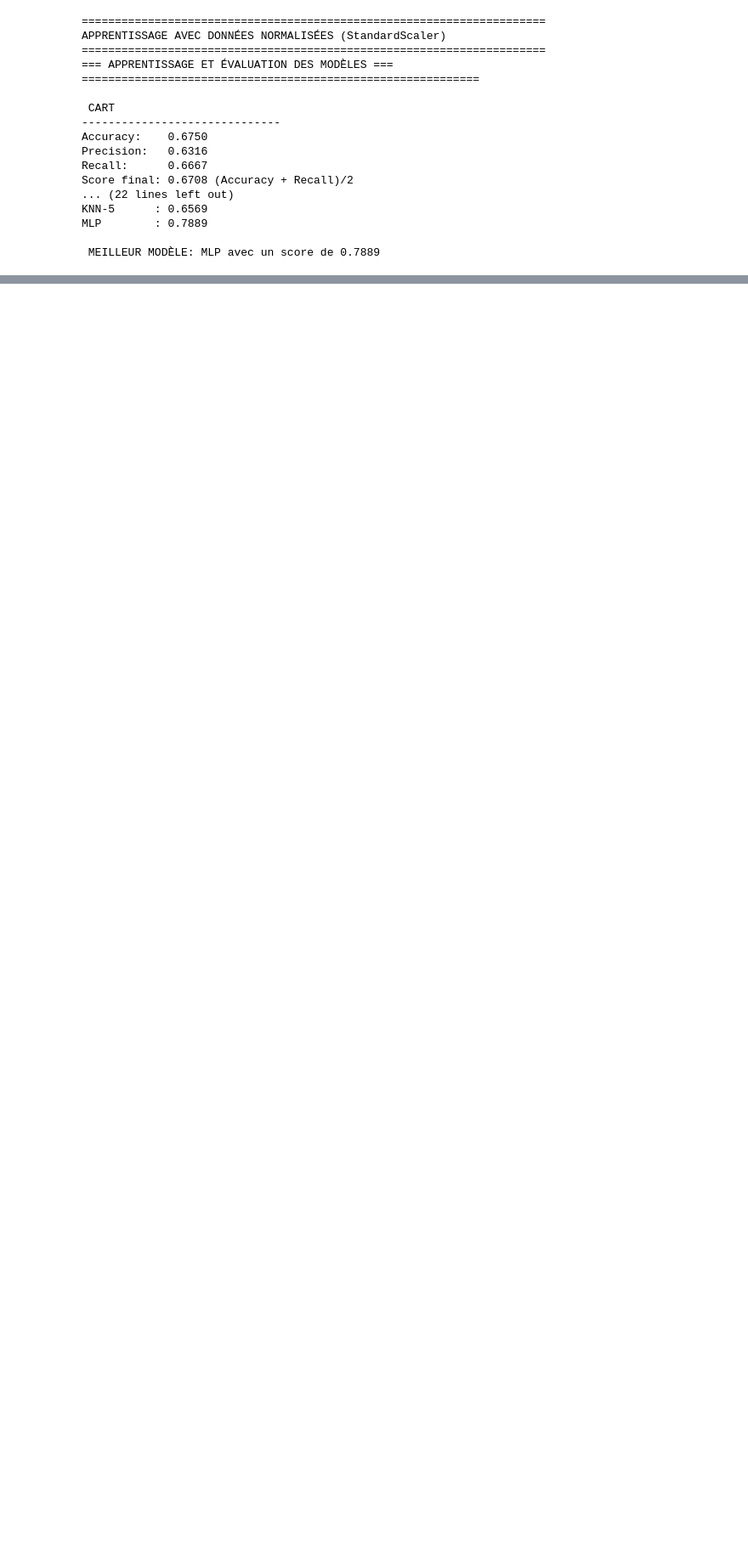
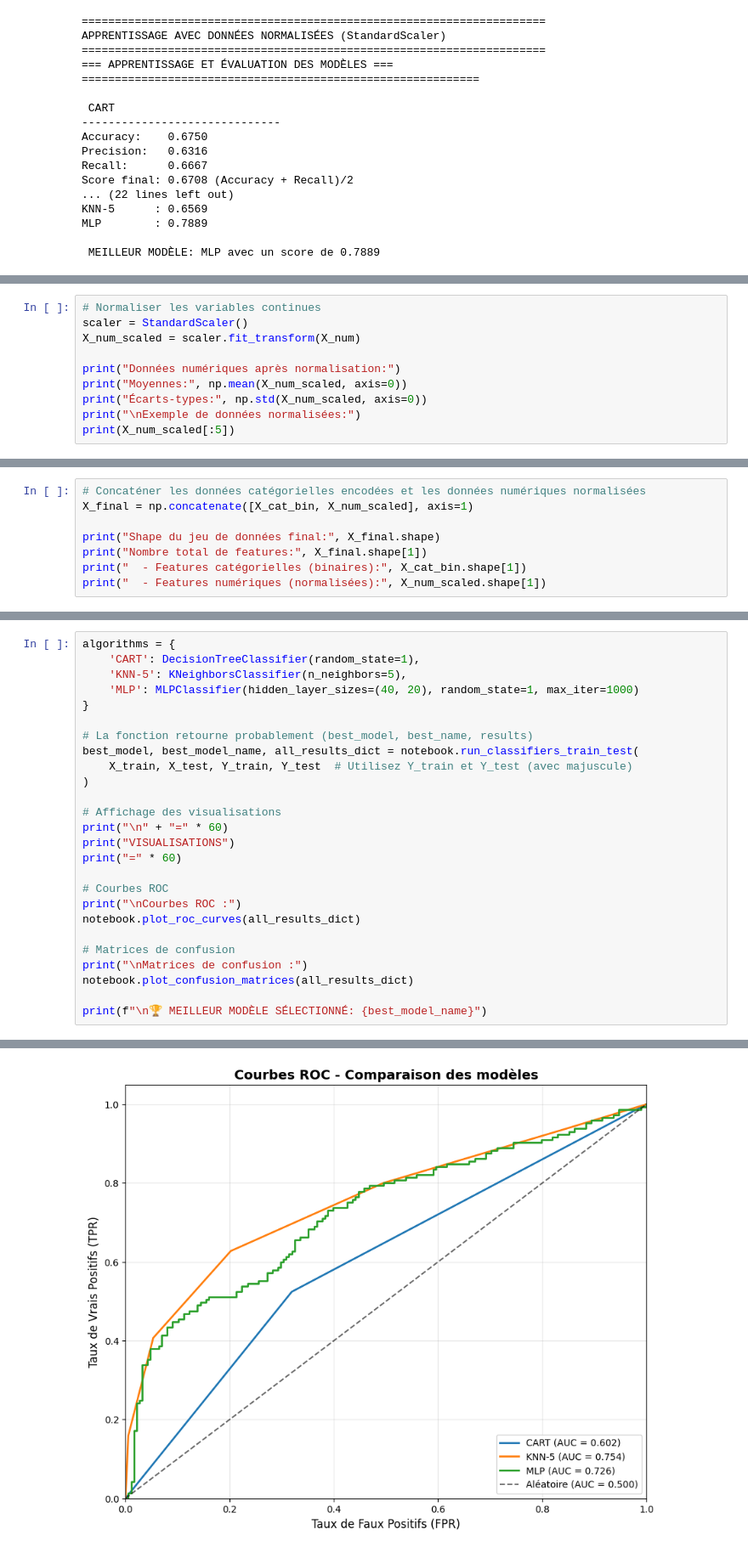
Before and after one commit to HananeDjouadi/Apprentissage-et-Analyse-des-donn-es-, a Jupyter notebook: notebook2.ipynb, the cells around one changed output, grey strips where cells are left out. Shown at 85% size. Cells and saved outputs as stored; diff of their text form; blank space fills up the shorter version.

```diff
--- a/notebook2.ipynb
+++ b/notebook2.ipynb
@@ -294,0 +448,10 @@ MLP        : 0.7889
+# %%
+# Normaliser les variables continues
+scaler = StandardScaler()
+X_num_scaled = scaler.fit_transform(X_num)
+
+print("Données numériques après normalisation:")
+print("Moyennes:", np.mean(X_num_scaled, axis=0))
+print("Écarts-types:", np.std(X_num_scaled, axis=0))
+print("\nExemple de données normalisées:")
+print(X_num_scaled[:5])
@@ -294,0 +469,8 @@ MLP        : 0.7889
+# %%
+# Concaténer les données catégorielles encodées et les données numériques normalisées
+X_final = np.concatenate([X_cat_bin, X_num_scaled], axis=1)
+
+print("Shape du jeu de données final:", X_final.shape)
+print("Nombre total de features:", X_final.shape[1])
+print("  - Features catégorielles (binaires):", X_cat_bin.shape[1])
+print("  - Features numériques (normalisées):", X_num_scaled.shape[1])
@@ -294,0 +538,27 @@ MLP        : 0.7889
+# %%
+algorithms = {
+    'CART': DecisionTreeClassifier(random_state=1),
+    'KNN-5': KNeighborsClassifier(n_neighbors=5),
+    'MLP': MLPClassifier(hidden_layer_sizes=(40, 20), random_state=1, max_iter=1000)
+}
+
+# La fonction retourne probablement (best_model, best_name, results)
+best_model, best_model_name, all_results_dict = notebook.run_classifiers_train_test(
+    X_train, X_test, Y_train, Y_test  # Utilisez Y_train et Y_test (avec majuscule)
+)
+
+# Affichage des visualisations
+print("\n" + "=" * 60)
+print("VISUALISATIONS")
+print("=" * 60)
+
+# Courbes ROC
+print("\nCourbes ROC :")
+notebook.plot_roc_curves(all_results_dict)
+
+# Matrices de confusion
+print("\nMatrices de confusion :")
+notebook.plot_confusion_matrices(all_results_dict)
+
+print(f"\n🏆 MEILLEUR MODÈLE SÉLECTIONNÉ: {best_model_name}")
+# %% [output]
@@ -294,0 +582 @@ MLP        : 0.7889
+[figure, added]
```
Also changed, not shown: parts of 24 cells of this notebook, 2 other files.
